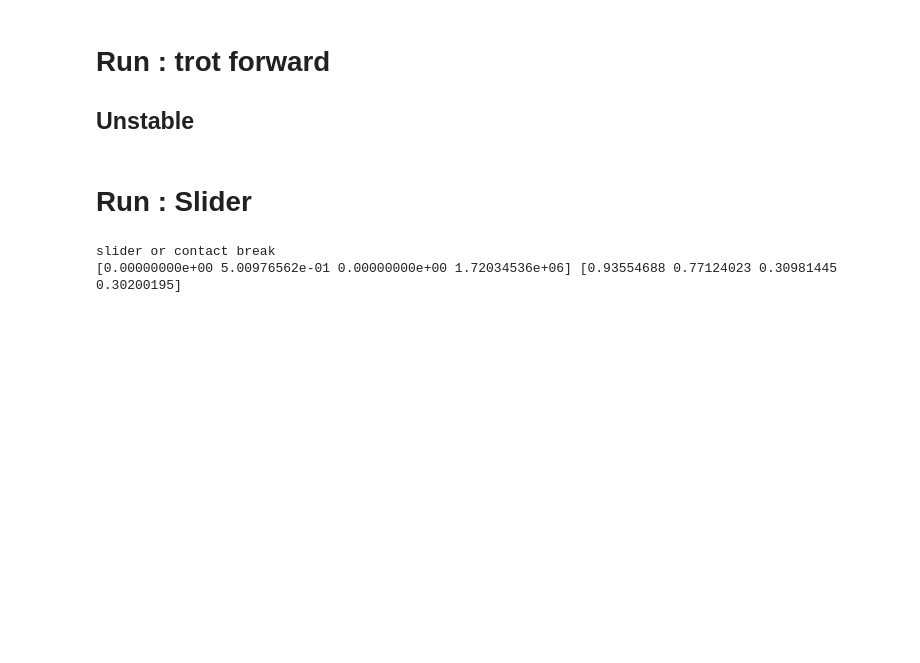
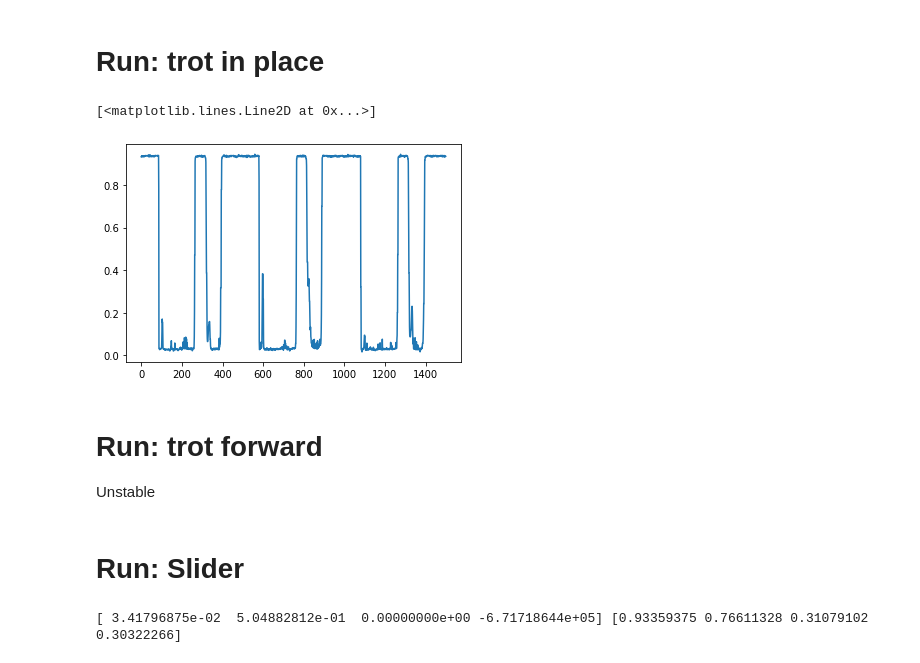
Before and after one commit to caoliheng/contact-detection, a Jupyter notebook: robot.ipynb, the cells around one changed output. Cells and saved outputs as stored; diff of their text form; code cells hidden in the pictures; blank space fills up the shorter version.

```diff
--- a/robot.ipynb
+++ b/robot.ipynb
@@ -61,0 +73,2 @@ while True:
+# %% [markdown]
+# Run: trot in place
@@ -62,6 +132,13 @@ while True:
+# %%
+stored_C = np.array(stored_C)
+# %%
+plt.plot(stored_C[2000:3500,0])
+# %% [output]
+[<matplotlib.lines.Line2D at 0x...>]
+[figure, added]
 # %% [markdown]
-# Run : trot forward
-## Unstable
+# Run: trot forward
+Unstable
 # %%
 head = dynamic_graph_manager_cpp_bindings.DGMHead(Solo8Config.dgm_yaml_path)
 
@@ -123,7 +200,7 @@ while True:
 
     time.sleep(0.0001)
 # %% [markdown]
-# Run : Slider
+# Run: Slider
 # %%
 # Create the dgm communication to the control process.
 head = dynamic_graph_manager_cpp_bindings.DGMHead(Solo8Config.dgm_yaml_path)
@@ -146,7 +223,7 @@ joint_V = head.get_sensor('joint_velocities')
 contact = head.get_sensor('contact_sensors')
 
 
-while (True):
+while True:
     if time.time() >= next_time:
         next_time += dt
 
@@ -172,5 +249,4 @@ while (True):
 
 print(slider_P, contact)
 # %% [output]
-slider or contact break
-[0.00000000e+00 5.00976562e-01 0.00000000e+00 1.72034536e+06] [0.93554688 0.77124023 0.30981445 0.30200195]
+[ 3.41796875e-02  5.04882812e-01  0.00000000e+00 -6.71718644e+05] [0.93359375 0.76611328 0.31079102 0.30322266]
```
Also changed, not shown: parts of 7 cells of this notebook.
